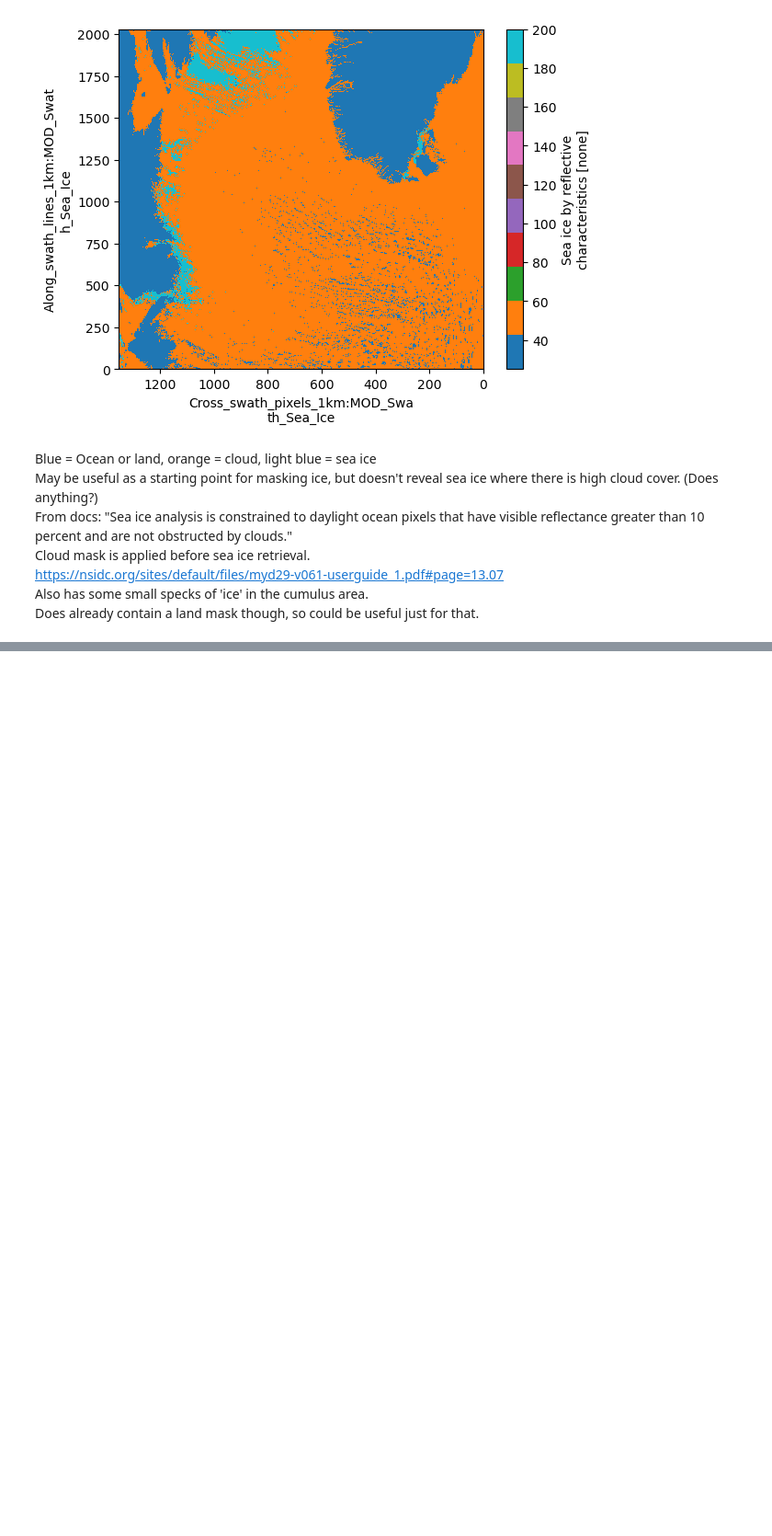
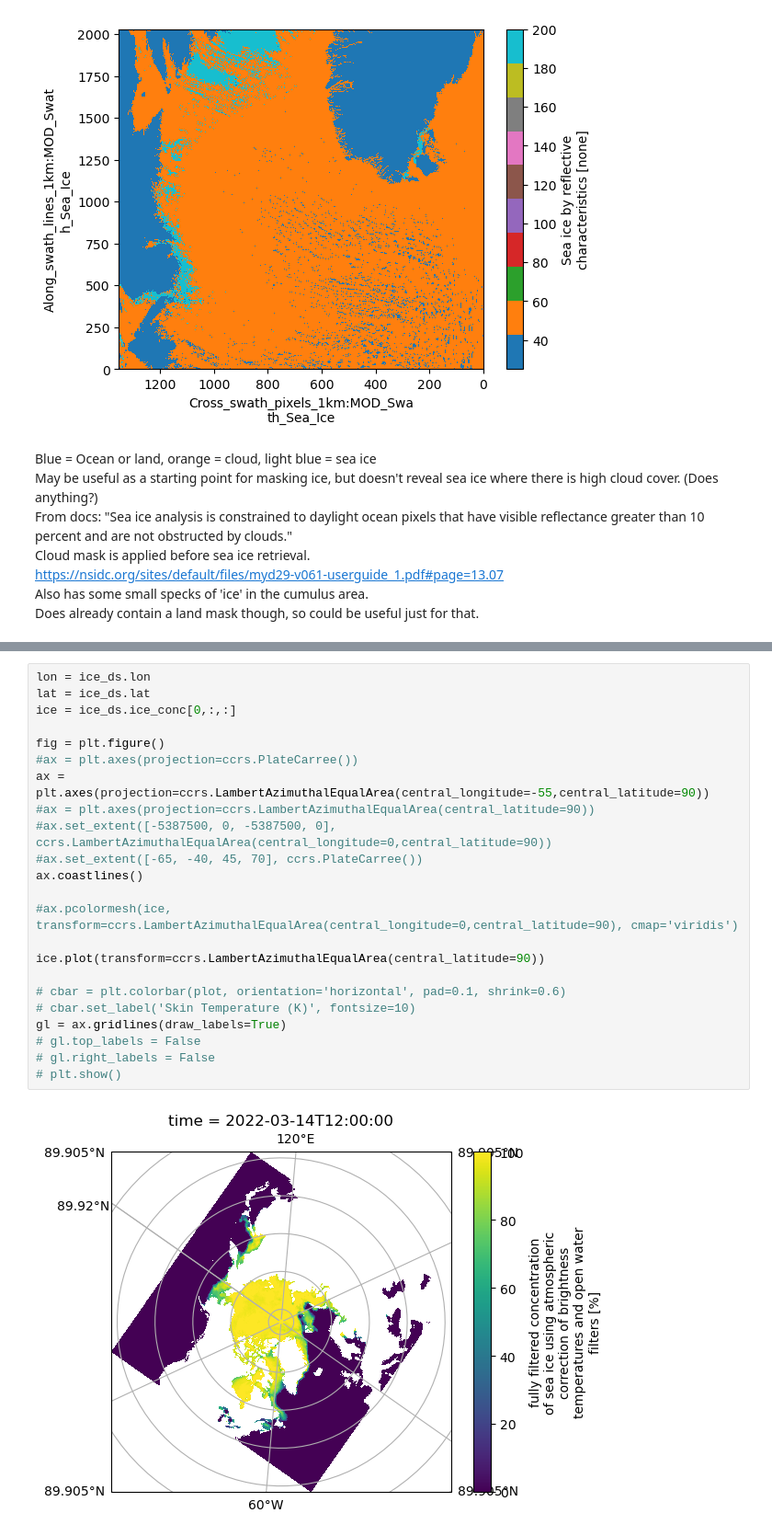
Before and after one commit to flogrows/phd-notebooks, a Jupyter notebook: MODISIceData.ipynb, the cells around one changed output, grey strips where cells are left out. Shown at 92% size. Drawn from its saved outputs; the diff is of its cells as text; blank space fills up the shorter version.

```diff
--- a/MODISIceData.ipynb
+++ b/MODISIceData.ipynb
@@ -64,0 +94,25 @@ Does already contain a land mask though, so could be useful just for that.
+# %%
+lon = ice_ds.lon
+lat = ice_ds.lat
+ice = ice_ds.ice_conc[0,:,:]
+
+fig = plt.figure()
+#ax = plt.axes(projection=ccrs.PlateCarree())
+ax = plt.axes(projection=ccrs.LambertAzimuthalEqualArea(central_longitude=-55,central_latitude=90))
+#ax = plt.axes(projection=ccrs.LambertAzimuthalEqualArea(central_latitude=90))
+#ax.set_extent([-5387500, 0, -5387500, 0], ccrs.LambertAzimuthalEqualArea(central_longitude=0,central_latitude=90))
+#ax.set_extent([-65, -40, 45, 70], ccrs.PlateCarree())
+ax.coastlines()
+
+#ax.pcolormesh(ice, transform=ccrs.LambertAzimuthalEqualArea(central_longitude=0,central_latitude=90), cmap='viridis')
+
+ice.plot(transform=ccrs.LambertAzimuthalEqualArea(central_latitude=90))
+
+# cbar = plt.colorbar(plot, orientation='horizontal', pad=0.1, shrink=0.6)
+# cbar.set_label('Skin Temperature (K)', fontsize=10)
+gl = ax.gridlines(draw_labels=True)
+# gl.top_labels = False
+# gl.right_labels = False
+# plt.show()
+# %% [output]
+[figure, added]
```
Also changed, not shown: parts of 9 cells of this notebook.
